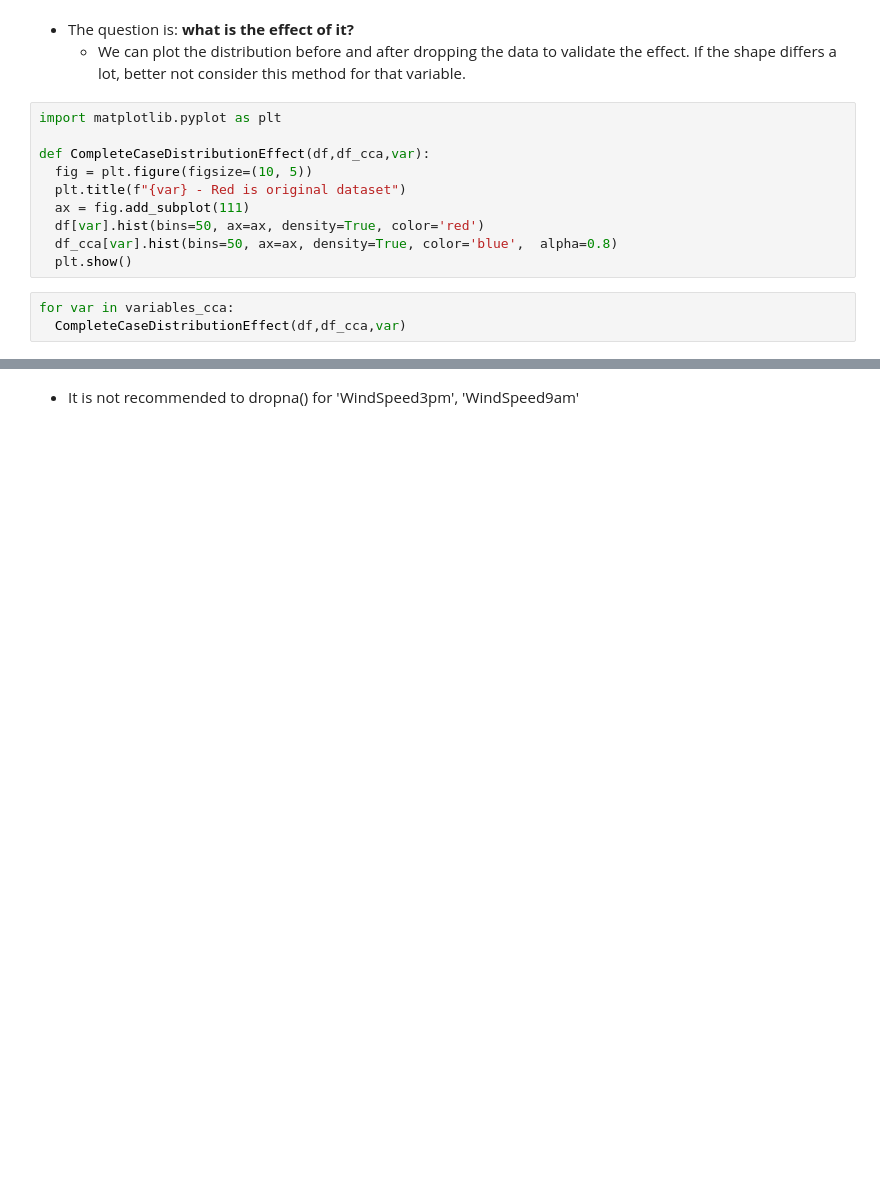
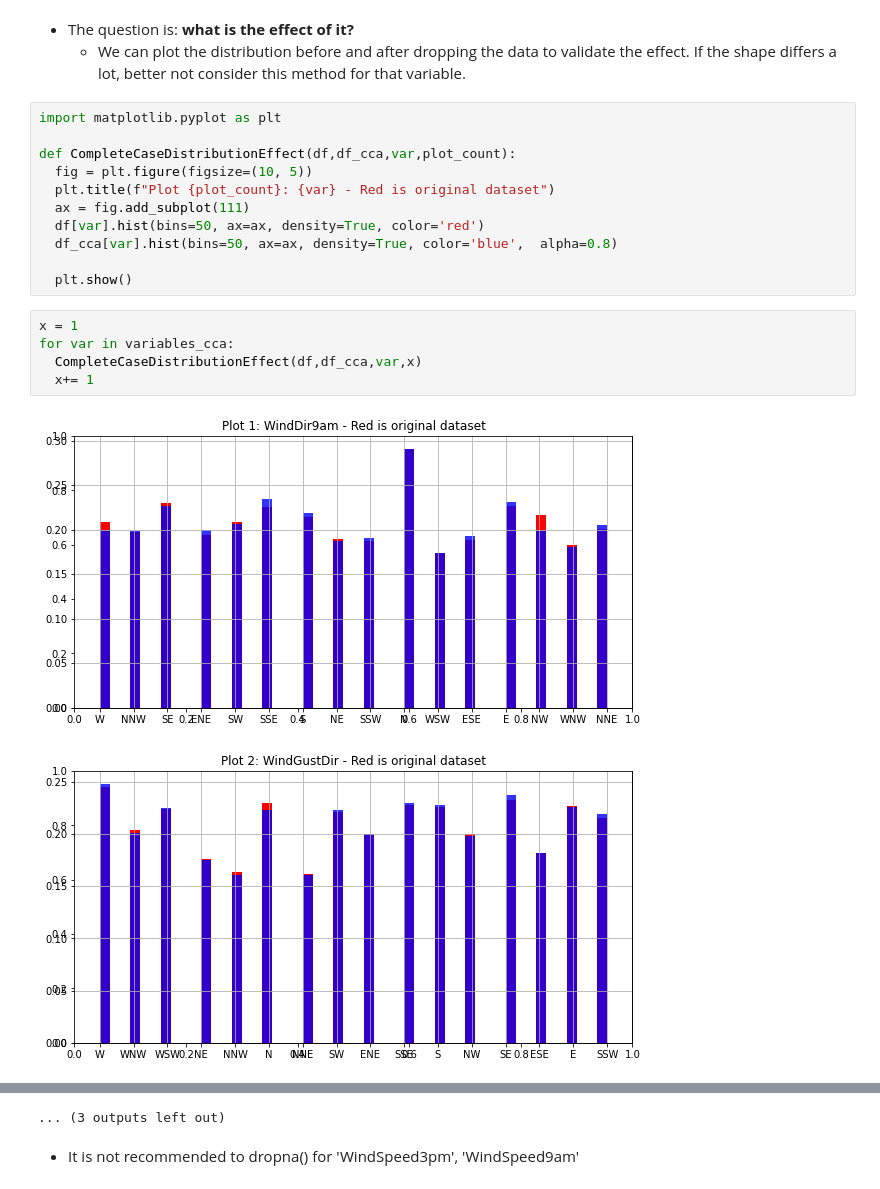
Before and after one commit to FernandoRocha88/WalkthroughProject, a Jupyter notebook: jupyter_notebooks/DataCleaning.ipynb, the cells around one changed output, grey strips where cells are left out. Drawn from its saved outputs; the diff is of its cells as text; blank space fills up the shorter version.

```diff
--- a/jupyter_notebooks/DataCleaning.ipynb
+++ b/jupyter_notebooks/DataCleaning.ipynb
@@ -237,13 +322,19 @@ print(f"* If I drop all missing data from previous variables, "
 # %%
 import matplotlib.pyplot as plt
 
-def CompleteCaseDistributionEffect(df,df_cca,var):
+def CompleteCaseDistributionEffect(df,df_cca,var,plot_count):
   fig = plt.figure(figsize=(10, 5))
-  plt.title(f"{var} - Red is original dataset")
+  plt.title(f"Plot {plot_count}: {var} - Red is original dataset")
   ax = fig.add_subplot(111)
   df[var].hist(bins=50, ax=ax, density=True, color='red')
   df_cca[var].hist(bins=50, ax=ax, density=True, color='blue',  alpha=0.8)
+
   plt.show()
 # %%
+x = 1
 for var in variables_cca:
-  CompleteCaseDistributionEffect(df,df_cca,var)
+  CompleteCaseDistributionEffect(df,df_cca,var,x)
+  x+= 1
+# %% [output]
+[figure, added]
+[figure, added]
@@ -250,3 +351,4 @@ for var in variables_cca:
+... (3 outputs left out)
 # %% [markdown]
 * It is not recommended to dropna() for 'WindSpeed3pm', 'WindSpeed9am'
 # %%
```
Also changed, not shown: parts of 38 cells of this notebook.
